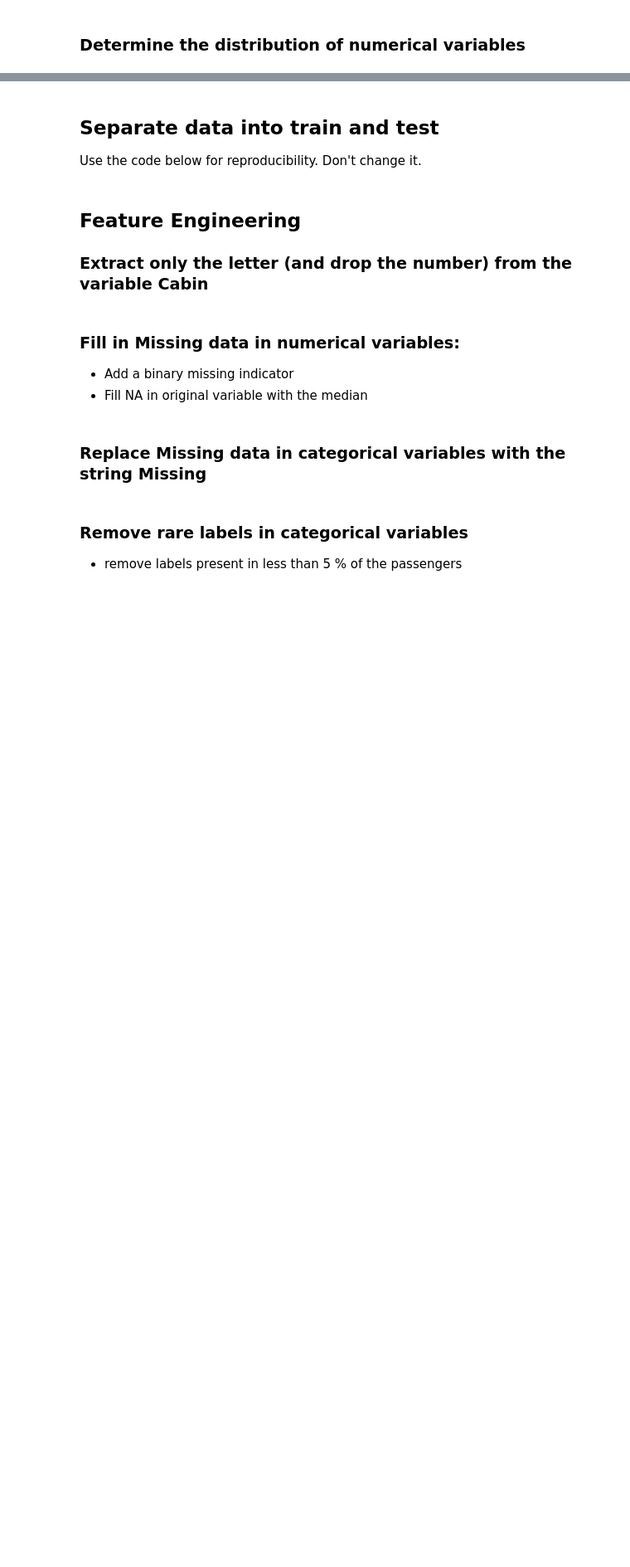
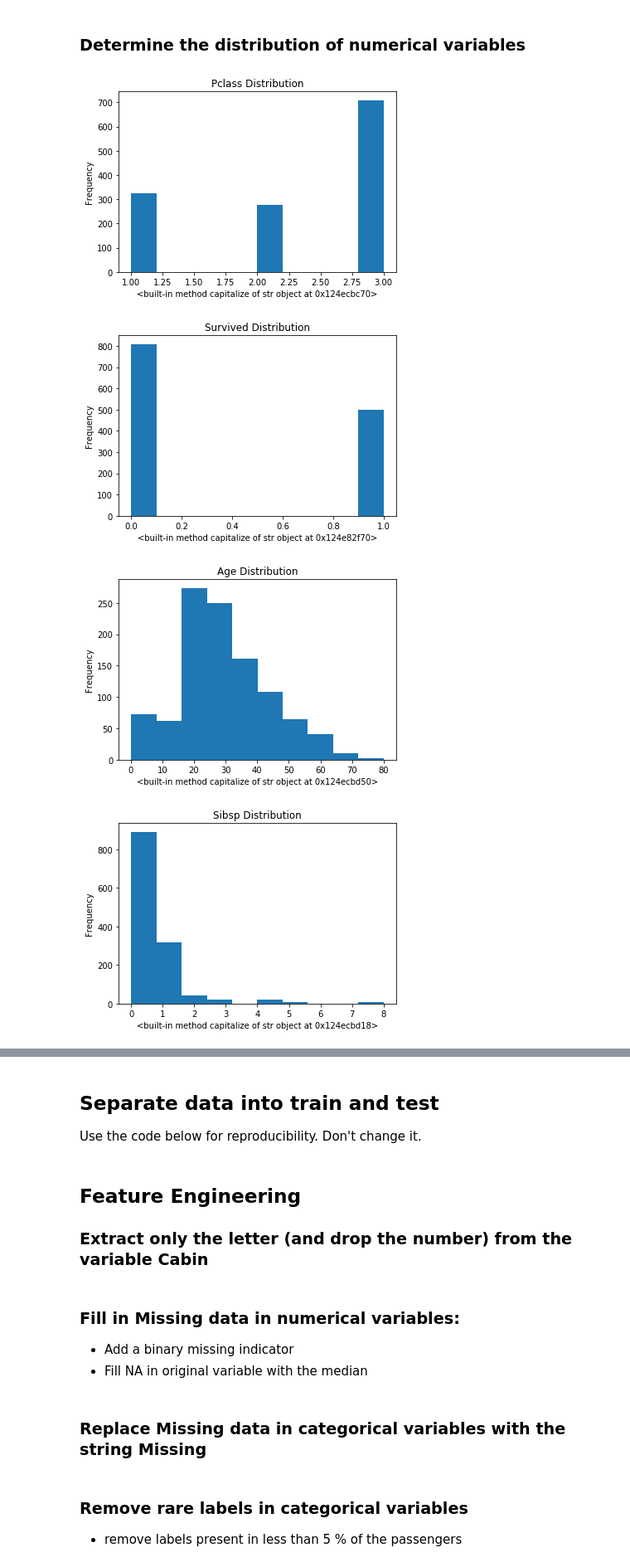
Before and after one commit to realmanisingh/titanic-survival-predictor, a Jupyter notebook: titanic-survival-predictor.ipynb, the cells around one changed output, grey strips where cells are left out. Shown at 83% size. Cells and saved outputs as stored; diff of their text form; code cells hidden in the pictures; blank space fills up the shorter version.

Commit message:
Found the cardinality of all the categorical feature.
Also plotted the histograms for all the numerical features in order to analyze skewness.

```diff
--- a/titanic-survival-predictor.ipynb
+++ b/titanic-survival-predictor.ipynb
@@ -168,2 +177,23 @@ dtype: float64
 # %% [markdown]
 ### Determine the distribution of numerical variables
+# %%
+def plot_histogram(feature):
+    """
+    Plots the distribution of a given column or Series
+    param feature: A column of a dataframe
+    return: A histogram of the feature
+    """
+    plt.hist(data[feature])
+    plt.title(feature.capitalize() + " Distribution")
+    plt.xlabel(feature.capitalize)
+    plt.ylabel("Frequency")
+    plt.show()
+# %%
+# Plotting a histogram for every numerical feature
+for column in vars_num:
+    plot_histogram(column)
+# %% [output]
+[figure, added]
+[figure, added]
+[figure, added]
+[figure, added]
```
Also changed, not shown: parts of 2 cells of this notebook.
